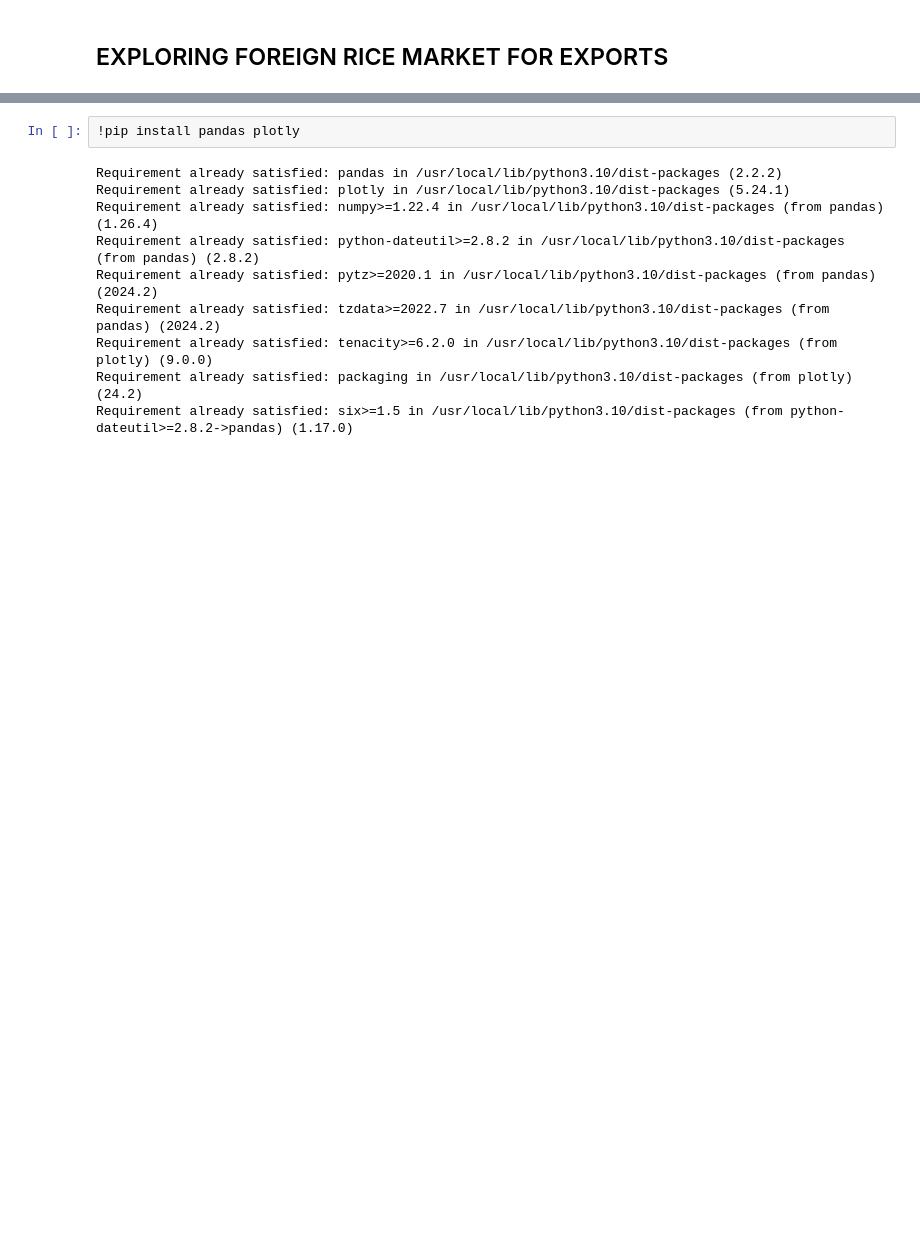
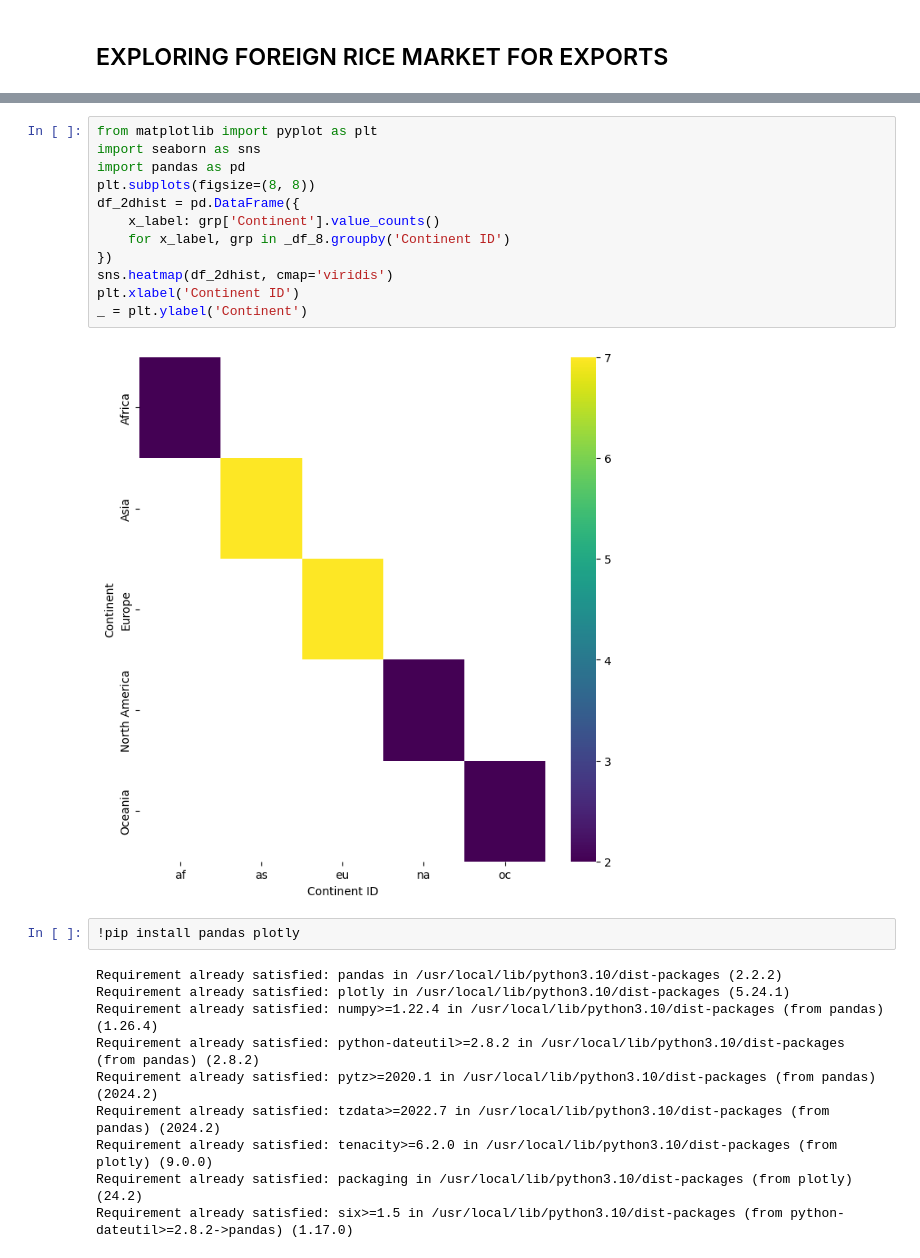
Before and after one commit to darshi0301/Rice-Forecasting, a Jupyter notebook: Rice_Exports.ipynb, the cells around one changed output, grey strips where cells are left out. Saved outputs shown, nothing was run; the diff lists cells and outputs as text; blank space fills up the shorter version.

```diff
--- a/Rice_Exports.ipynb
+++ b/Rice_Exports.ipynb
@@ -26,3 +30,17 @@ df.head(20)
+# %%
+from matplotlib import pyplot as plt
+import seaborn as sns
+import pandas as pd
+plt.subplots(figsize=(8, 8))
+df_2dhist = pd.DataFrame({
+    x_label: grp['Continent'].value_counts()
+    for x_label, grp in _df_8.groupby('Continent ID')
+})
+sns.heatmap(df_2dhist, cmap='viridis')
+plt.xlabel('Continent ID')
+_ = plt.ylabel('Continent')
+# %% [output]
+[figure, added]
 # %%
 !pip install pandas plotly
 # %% [output]
```
Also changed, not shown: parts of 4 cells of this notebook.
